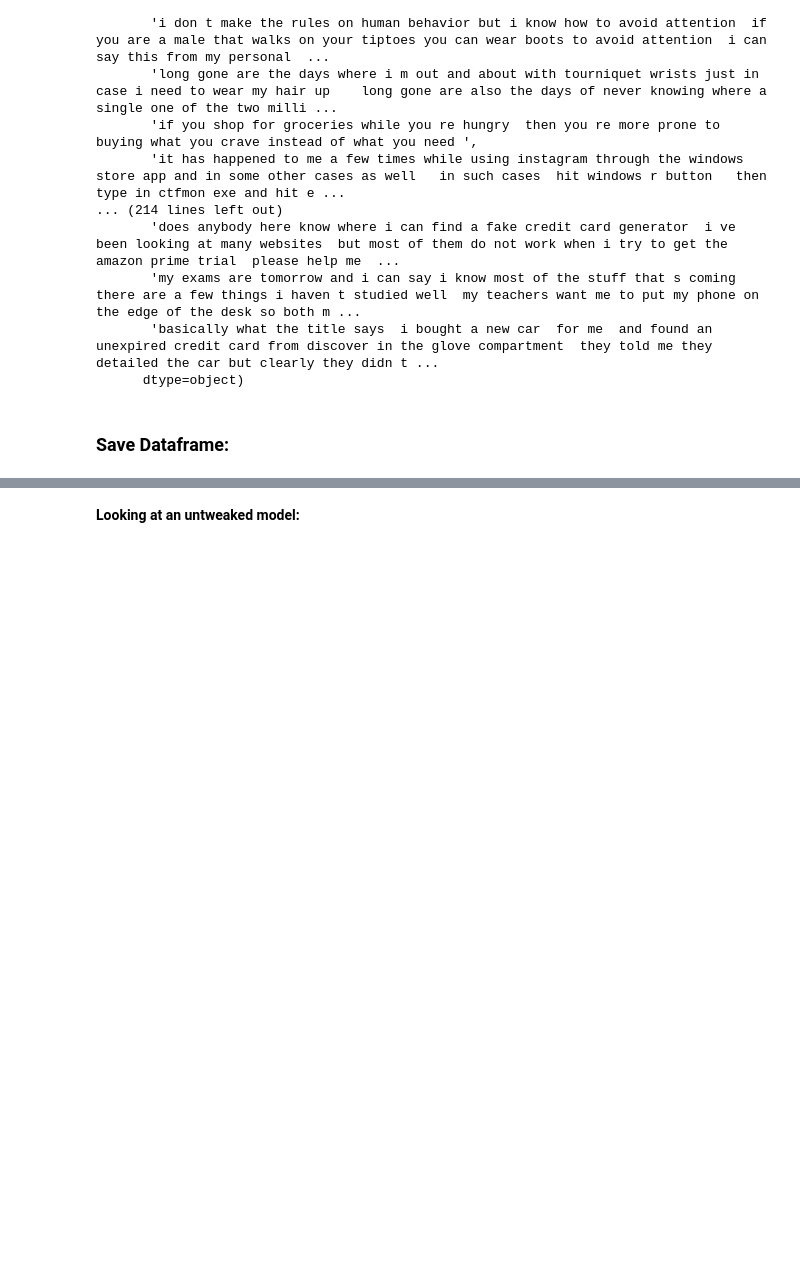
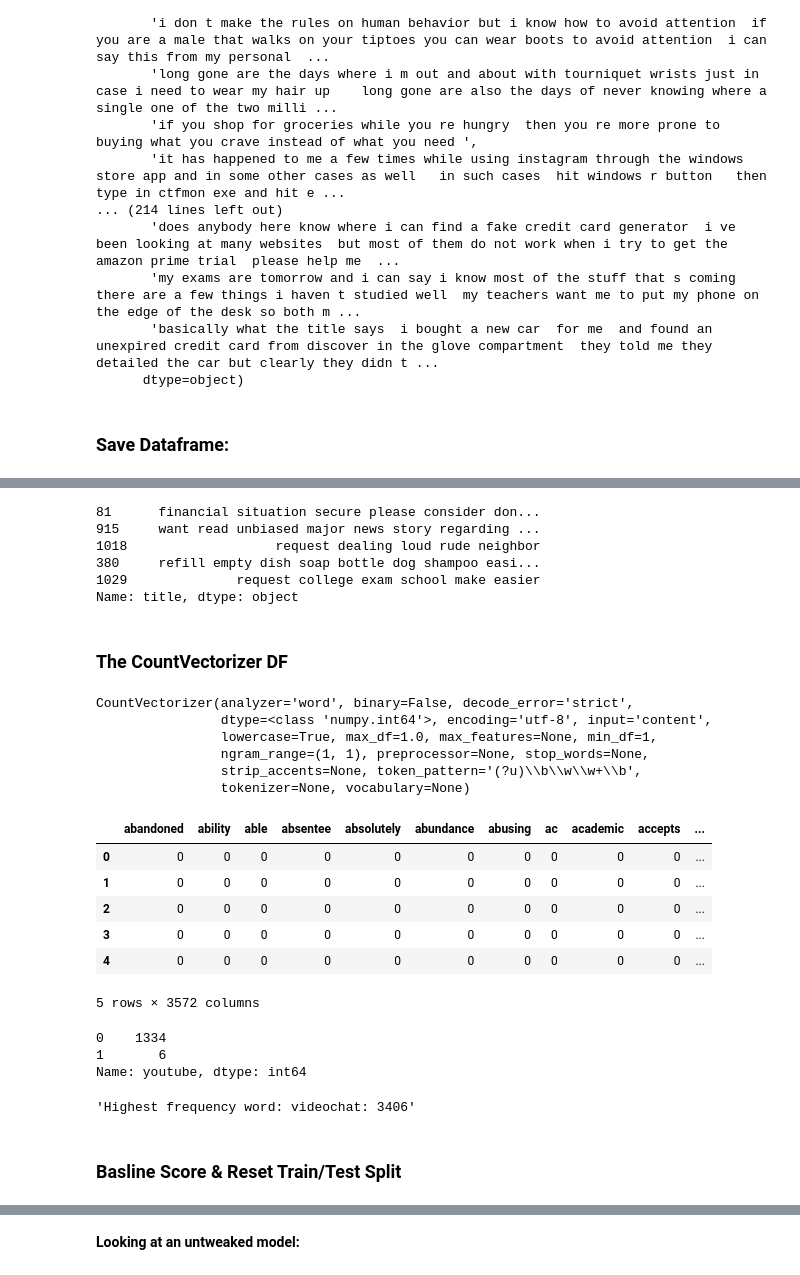
Before and after one commit to patruq/reddit-nlp, a Jupyter notebook: code/model-1.2.ipynb, the cells around one changed output, grey strips where cells are left out. Saved outputs shown, nothing was run; the diff lists cells and outputs as text; code cells hidden in the pictures; blank space fills up the shorter version.

```diff
--- a/code/model-1.2.ipynb
+++ b/code/model-1.2.ipynb
@@ -355,3 +355,45 @@ X_train, X_test, y_train, y_test = train_test_split(X,
                                                     y,
                                                     test_size=0.33,
                                                     random_state=42)
+# %%
+X_train.head()
+# %% [output]
+81      financial situation secure please consider don...
+915     want read unbiased major news story regarding ...
+1018                   request dealing loud rude neighbor
+380     refill empty dish soap bottle dog shampoo easi...
+1029              request college exam school make easier
+Name: title, dtype: object
+# %% [markdown]
+### The CountVectorizer DF
+# %%
+cvec_check = CountVectorizer()
+cvec_check.fit(X_train)
+# %% [output]
+CountVectorizer(analyzer='word', binary=False, decode_error='strict',
+                dtype=<class 'numpy.int64'>, encoding='utf-8', input='content',
+                lowercase=True, max_df=1.0, max_features=None, min_df=1,
+                ngram_range=(1, 1), preprocessor=None, stop_words=None,
+                strip_accents=None, token_pattern='(?u)\\b\\w\\w+\\b',
+                tokenizer=None, vocabulary=None)
+# %%
+X_train = cvec_check.transform(X_train)
+# %%
+X_train_df = pd.DataFrame(X_train.toarray(),
+                          columns=cvec_check.get_feature_names())
+# %%
+X_train_df.head()
+# %% [output]
+|  | abandoned | ability | able | absentee | absolutely | abundance | abusing | ac | academic | accepts | ... |
+| 0 | 0 | 0 | 0 | 0 | 0 | 0 | 0 | 0 | 0 | 0 | ... |
+| 1 | 0 | 0 | 0 | 0 | 0 | 0 | 0 | 0 | 0 | 0 | ... |
+| 2 | 0 | 0 | 0 | 0 | 0 | 0 | 0 | 0 | 0 | 0 | ... |
+| 3 | 0 | 0 | 0 | 0 | 0 | 0 | 0 | 0 | 0 | 0 | ... |
+| 4 | 0 | 0 | 0 | 0 | 0 | 0 | 0 | 0 | 0 | 0 | ... |
+5 rows × 3572 columns
+# %%
+X_train_df["youtube"].value_counts()  # Youtube appears in ULPT 1334 times. 6 times in LPT
+# %% [output]
+0    1334
+1       6
+Name: youtube, dtype: int64
@@ -357,0 +411,6 @@ X_train, X_test, y_train, y_test = train_test_split(X,
+# %%
+get_mode_word(word_rates)
+# %% [output]
+'Highest frequency word: videochat: 3406'
+# %% [markdown]
+### Basline Score & Reset Train/Test Split
```
Also changed, not shown: parts of 82 cells of this notebook, 3 other files.
